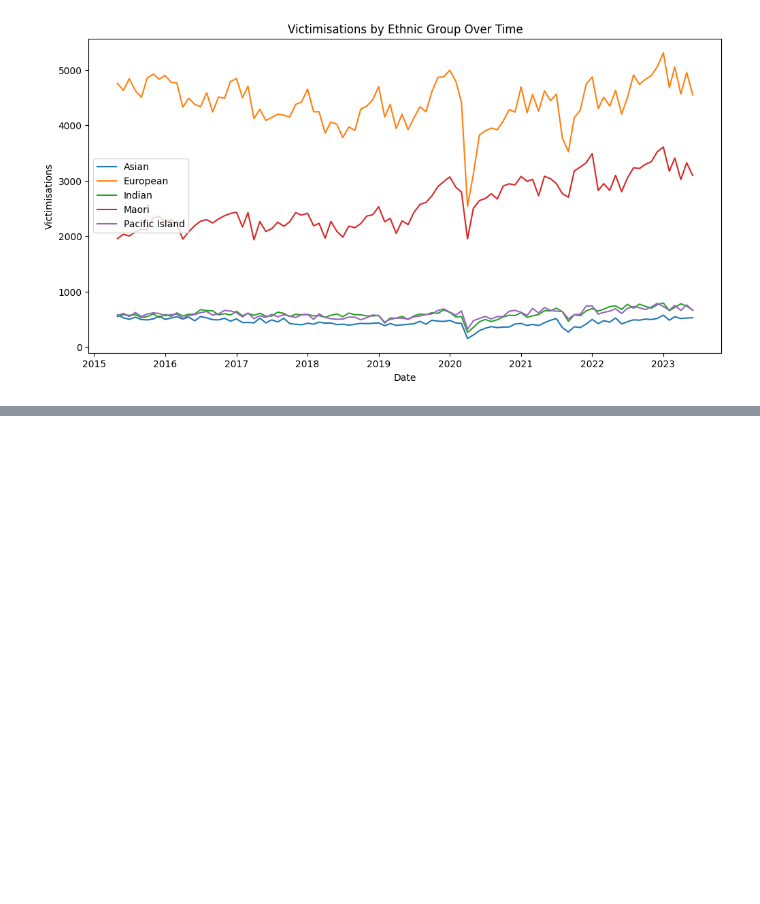
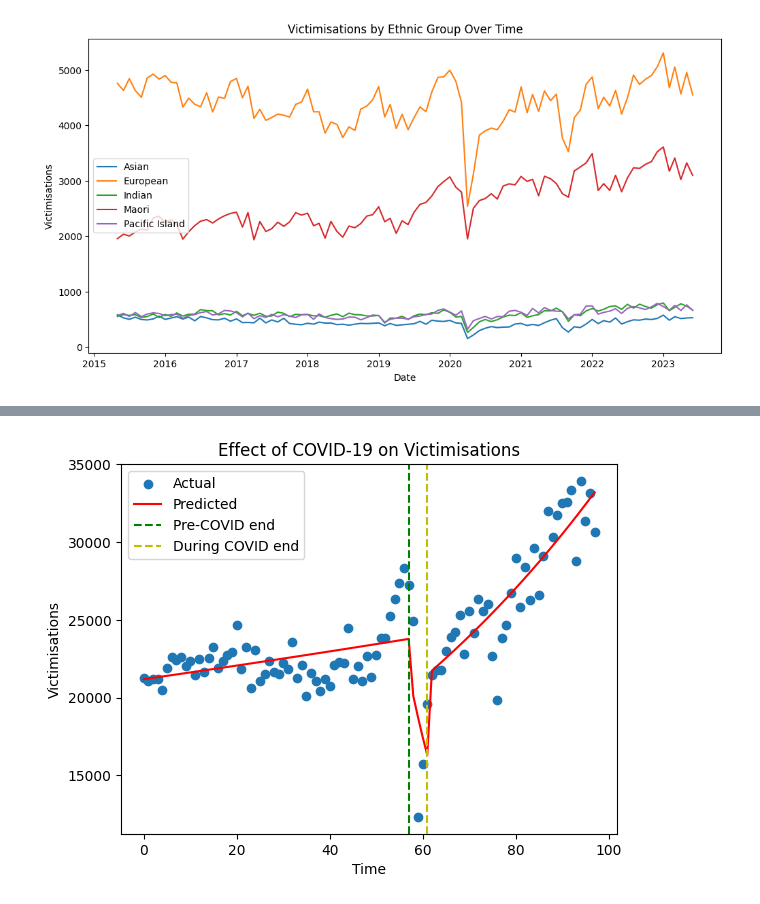
Before and after one commit to RunningZombie/CS760, a Jupyter notebook: TS.ipynb, the cells around one changed output, grey strips where cells are left out. Drawn from its saved outputs; the diff is of its cells as text; code cells hidden in the pictures; blank space fills up the shorter version.

```diff
--- a/TS.ipynb
+++ b/TS.ipynb
@@ -415,0 +505,30 @@ Epoch 156/200
+# %%
+# 根据模型计算预测值
+data_covid['predicted'] = result.predict(X)
+
+# 创建时间轴
+time = np.arange(len(data_covid))
+
+# 绘制实际值
+plt.scatter(time, data_covid['Victimisations'], label='Actual')
+
+# 绘制预测值
+plt.plot(time, data_covid['predicted'], label='Predicted', color='red')
+
+# 添加区分疫情前、疫情中和疫情后的竖线
+pre_covid_end = data_covid[data_covid['pre_covid'] == 1].index[-1]
+during_covid_end = data_covid[data_covid['during_covid'] == 1].index[-1]
+
+plt.axvline(x=pre_covid_end, color='g', linestyle='--', label='Pre-COVID end')
+plt.axvline(x=during_covid_end, color='y', linestyle='--', label='During COVID end')
+
+# 添加图例和标签
+plt.legend()
+plt.xlabel('Time')
+plt.ylabel('Victimisations')
+plt.title('Effect of COVID-19 on Victimisations')
+
+# 显示图表
+plt.show()
+# %% [output]
+[figure, added]
```
Also changed, not shown: parts of 29 cells of this notebook.
